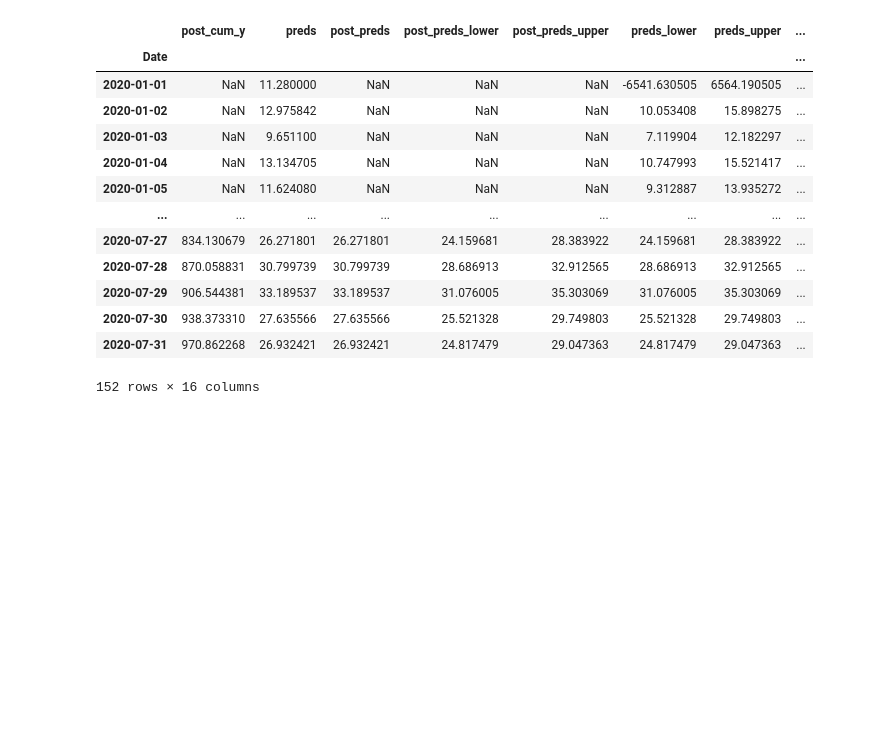
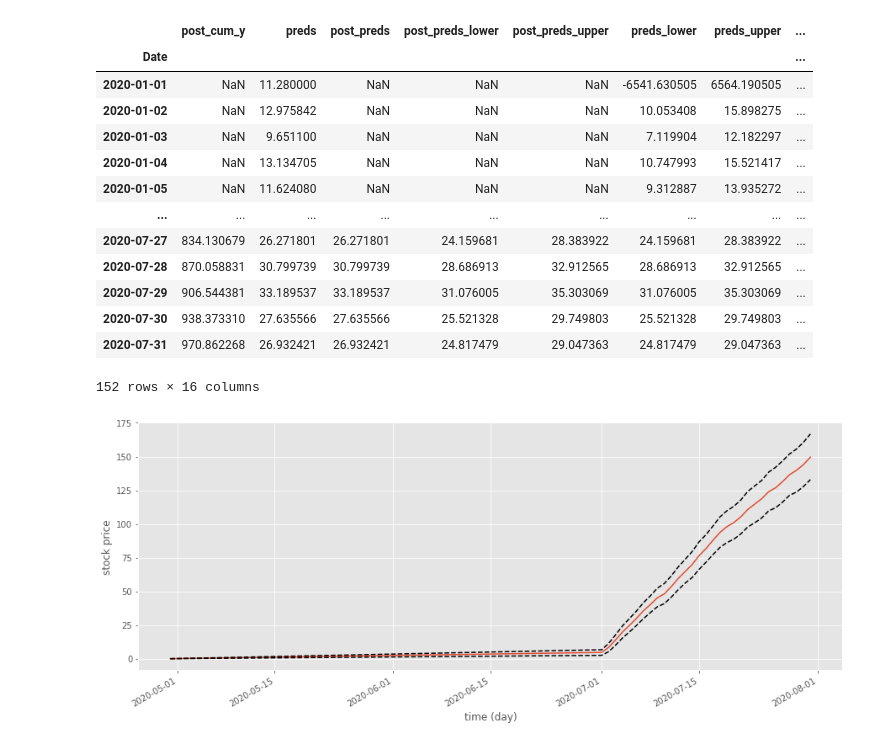
Before and after one commit to sandyherho/physComp, a Jupyter notebook: pycausal/interpRes.ipynb, the cells around one changed output. Saved outputs shown, nothing was run; the diff lists cells and outputs as text; code cells hidden in the pictures; blank space fills up the shorter version.

```diff
--- a/pycausal/interpRes.ipynb
+++ b/pycausal/interpRes.ipynb
@@ -233,3 +233,11 @@ ciModel.inferences
 | 2020-07-30 | 938.373310 | 27.635566 | 27.635566 | 25.521328 | 29.749803 | 25.521328 | 29.749803 | ... |
 | 2020-07-31 | 970.862268 | 26.932421 | 26.932421 | 24.817479 | 29.047363 | 24.817479 | 29.047363 | ... |
 152 rows × 16 columns
+# %%
+ax = ciModel.inferences['post_cum_effects'].plot(figsize=(15,6))
+ciModel.inferences.post_cum_effects_upper.plot(ax=ax, style='k--');
+ciModel.inferences.post_cum_effects_lower.plot(ax=ax, style='k--');
+plt.ylabel('stock price');
+plt.xlabel('time (day)');
+# %% [output]
+[figure, added]
```
Also changed, not shown: parts of 10 cells of this notebook.
